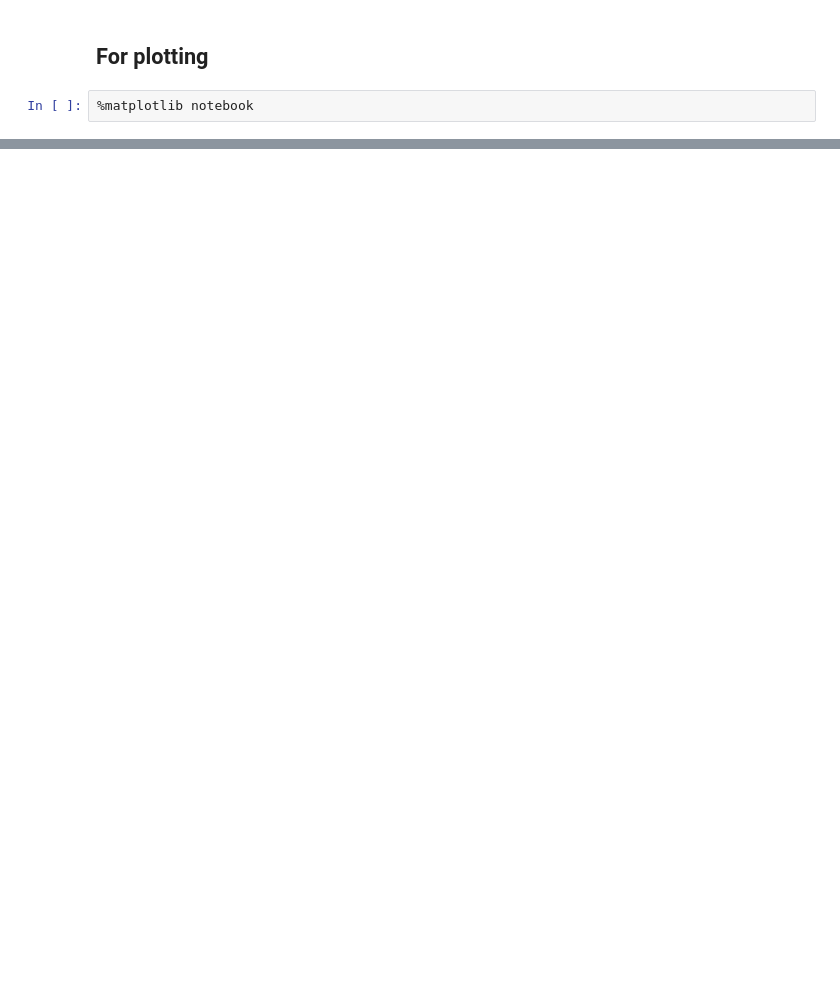
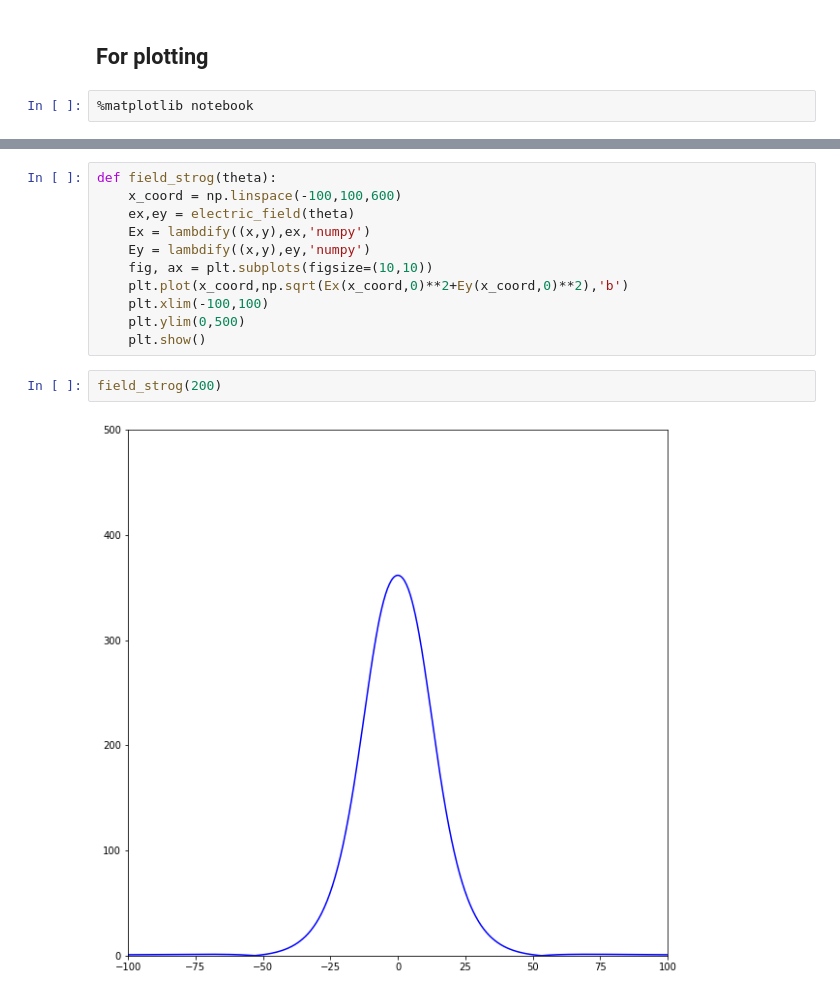
Before and after one commit to CarlosKPS/Electromagnetics-with-python, a Jupyter notebook: Electromagnetismo_project_Transmission_line.ipynb, the cells around one changed output, grey strips where cells are left out. Cells and saved outputs as stored; diff of their text form; blank space fills up the shorter version.

```diff
--- a/Electromagnetismo_project_Transmission_line.ipynb
+++ b/Electromagnetismo_project_Transmission_line.ipynb
@@ -228,0 +293,15 @@ array([-20. , -19.5, -19. , -18.5, -18. , -17.5, -17. , -16.5, -16. ,
+# %%
+def field_strog(theta):
+    x_coord = np.linspace(-100,100,600)
+    ex,ey = electric_field(theta)
+    Ex = lambdify((x,y),ex,'numpy')
+    Ey = lambdify((x,y),ey,'numpy')
+    fig, ax = plt.subplots(figsize=(10,10))
+    plt.plot(x_coord,np.sqrt(Ex(x_coord,0)**2+Ey(x_coord,0)**2),'b')
+    plt.xlim(-100,100)
+    plt.ylim(0,500)
+    plt.show()
+# %%
+field_strog(200)
+# %% [output]
+[figure, added]
```
Also changed, not shown: parts of 21 cells of this notebook.
